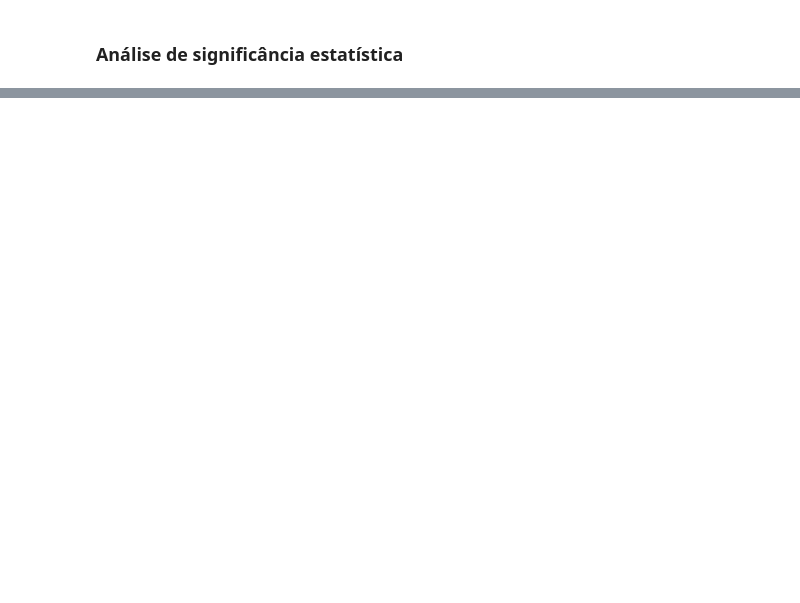
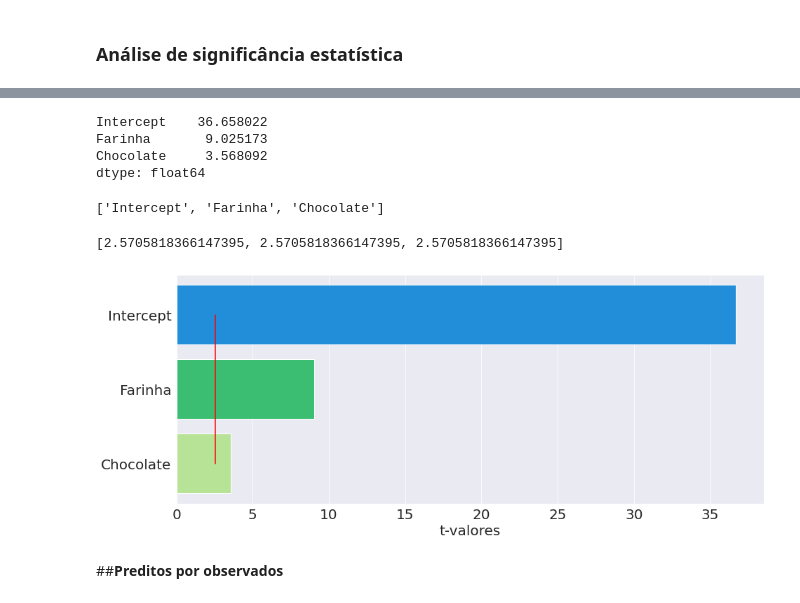
Before and after one commit to ClarisseAlvarenga/alura_experimentos, a Jupyter notebook: Experimentos_Alura_Clarisse.ipynb, the cells around one changed output, grey strips where cells are left out. Saved outputs shown, nothing was run; the diff lists cells and outputs as text; code cells hidden in the pictures; blank space fills up the shorter version.

```diff
--- a/Experimentos_Alura_Clarisse.ipynb
+++ b/Experimentos_Alura_Clarisse.ipynb
@@ -167,0 +348,34 @@ Warnings:
+# %%
+t_valores = modelo_ajustado_2.tvalues
+# %%
+t_valores
+# %% [output]
+Intercept    36.658022
+Farinha       9.025173
+Chocolate     3.568092
+dtype: float64
+# %%
+nome = t_valores.index.tolist()
+# %%
+nome
+# %% [output]
+['Intercept', 'Farinha', 'Chocolate']
+# %%
+#criando a distribuição
+distribuicao = stats.t(df = 5)
+# %%
+limite = [distribuicao.ppf(q=1-0.025)]*len(nome)
+limite
+# %% [output]
+[2.5705818366147395, 2.5705818366147395, 2.5705818366147395]
+# %%
+pareto = sns.barplot(x=t_valores, y=nome)
+pareto.figure.set_size_inches(15,6)
+pareto.tick_params(labelsize=20)
+pareto.set_xlabel('t-valores', fontsize=20)
+#incluindo o limite do t tabelado - se a coluna for maior que o limite a variável é estatisticamente significativa
+pareto.plot(limite, nome,'r');
+# %% [output]
+[figure, added]
+# %% [markdown]
+##**Preditos por observados**
```
Also changed, not shown: parts of 64 cells of this notebook.
